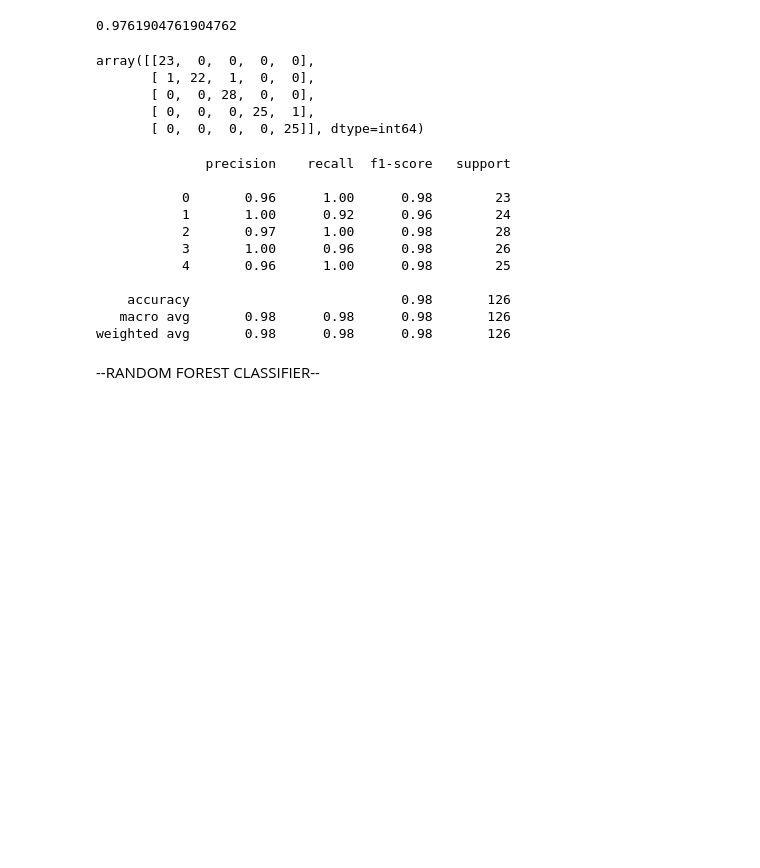
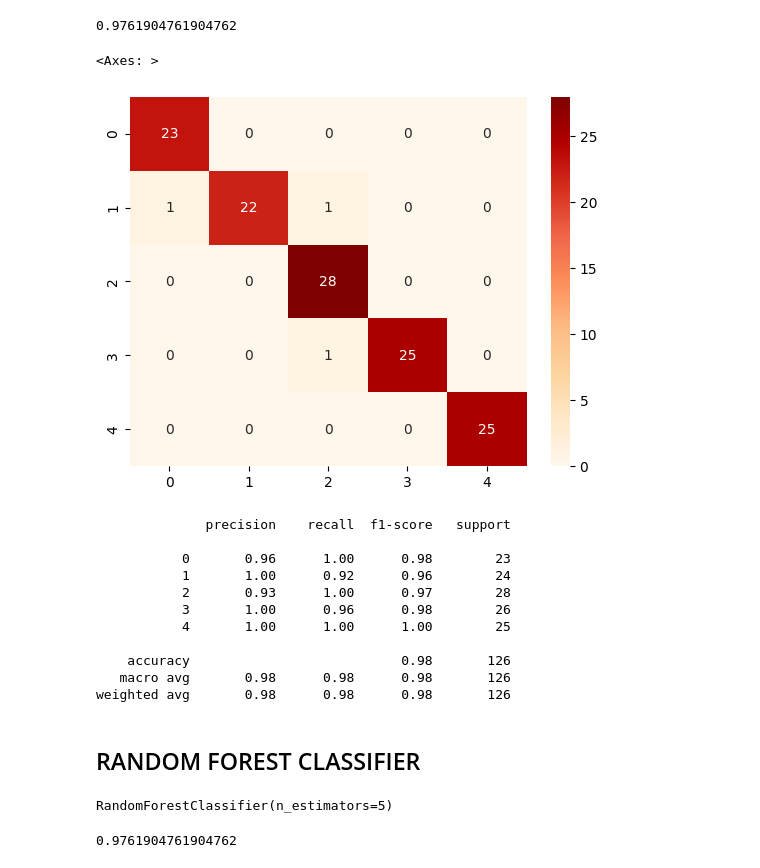
Before and after one commit to LillFrank/MLStressDetectionProj, a Jupyter notebook: MLProj.ipynb, the cells around one changed output. Drawn from its saved outputs; the diff is of its cells as text; code cells hidden in the pictures; blank space fills up the shorter version.

```diff
--- a/MLProj.ipynb
+++ b/MLProj.ipynb
@@ -215,7 +216,7 @@ Splitting dataset
 # %%
 from sklearn.tree import DecisionTreeClassifier
 # %%
-decision_tree_cl = DecisionTreeClassifier(criterion="gini")
+decision_tree_cl = DecisionTreeClassifier(criterion="gini", splitter="best")
 decision_tree_cl.fit(x_train, y_train)
 # %% [output]
 DecisionTreeClassifier()
@@ -229,16 +230,13 @@ decision_tree_cl.score(x_test,y_test)
 0.9761904761904762
 # %%
 y_predict = decision_tree_cl.predict(x_test)
-# %%
-matrix = confusion_matrix(y_test,y_predict)
-
-matrix
-# %% [output]
-array([[23,  0,  0,  0,  0],
-       [ 1, 22,  1,  0,  0],
-       [ 0,  0, 28,  0,  0],
-       [ 0,  0,  0, 25,  1],
-       [ 0,  0,  0,  0, 25]], dtype=int64)
+# %%
+matrixdecision = confusion_matrix(y_test,y_predict)
+
+sns.heatmap(matrixdecision,annot=True,cmap="OrRd")
+# %% [output]
+<Axes: >
+[figure, added]
 # %%
 report = classification_report(y_test,y_predict)
 print(report)
@@ -247,12 +245,22 @@ print(report)
 
            0       0.96      1.00      0.98        23
            1       1.00      0.92      0.96        24
-           2       0.97      1.00      0.98        28
+           2       0.93      1.00      0.97        28
            3       1.00      0.96      0.98        26
-           4       0.96      1.00      0.98        25
+           4       1.00      1.00      1.00        25
 
     accuracy                           0.98       126
    macro avg       0.98      0.98      0.98       126
 weighted avg       0.98      0.98      0.98       126
 # %% [markdown]
---RANDOM FOREST CLASSIFIER--
+RANDOM FOREST CLASSIFIER
+--
+# %%
+random_forest = RandomForestClassifier(n_estimators=5)
+random_forest.fit(x_train,y_train)
+# %% [output]
+RandomForestClassifier(n_estimators=5)
+# %%
+random_forest.score(x_test,y_test)
+# %% [output]
+0.9761904761904762
```
Also changed, not shown: parts of 15 cells of this notebook.
